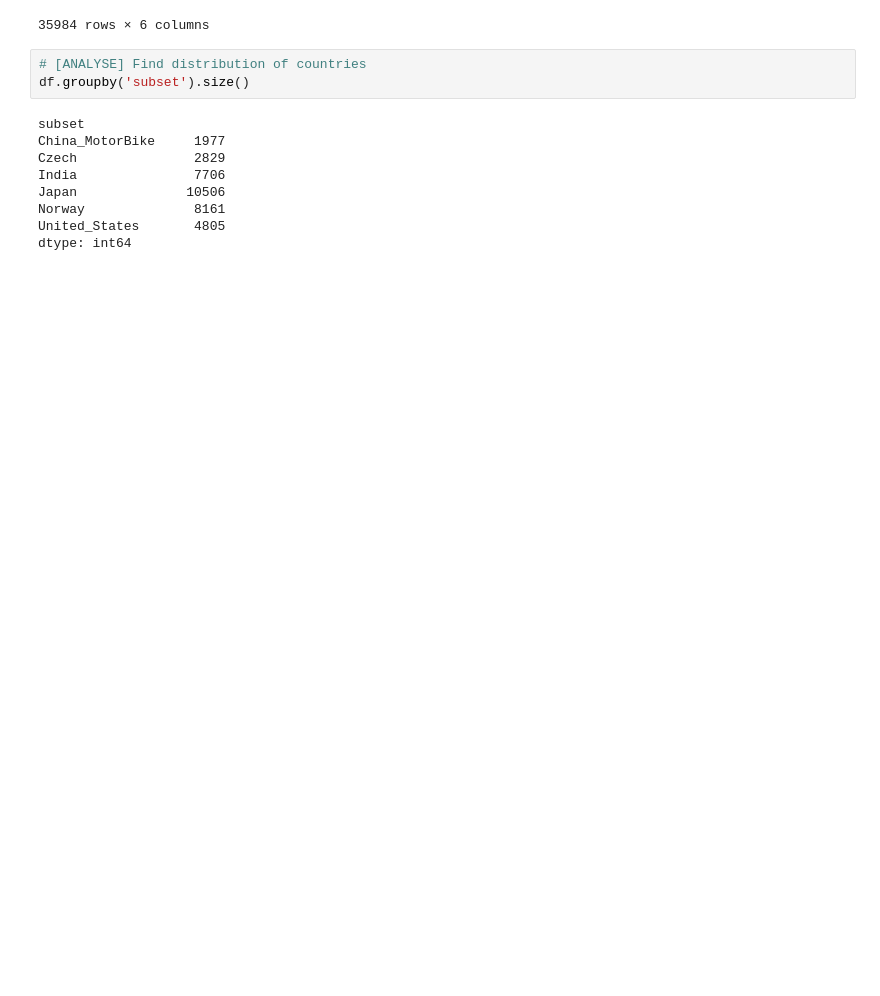
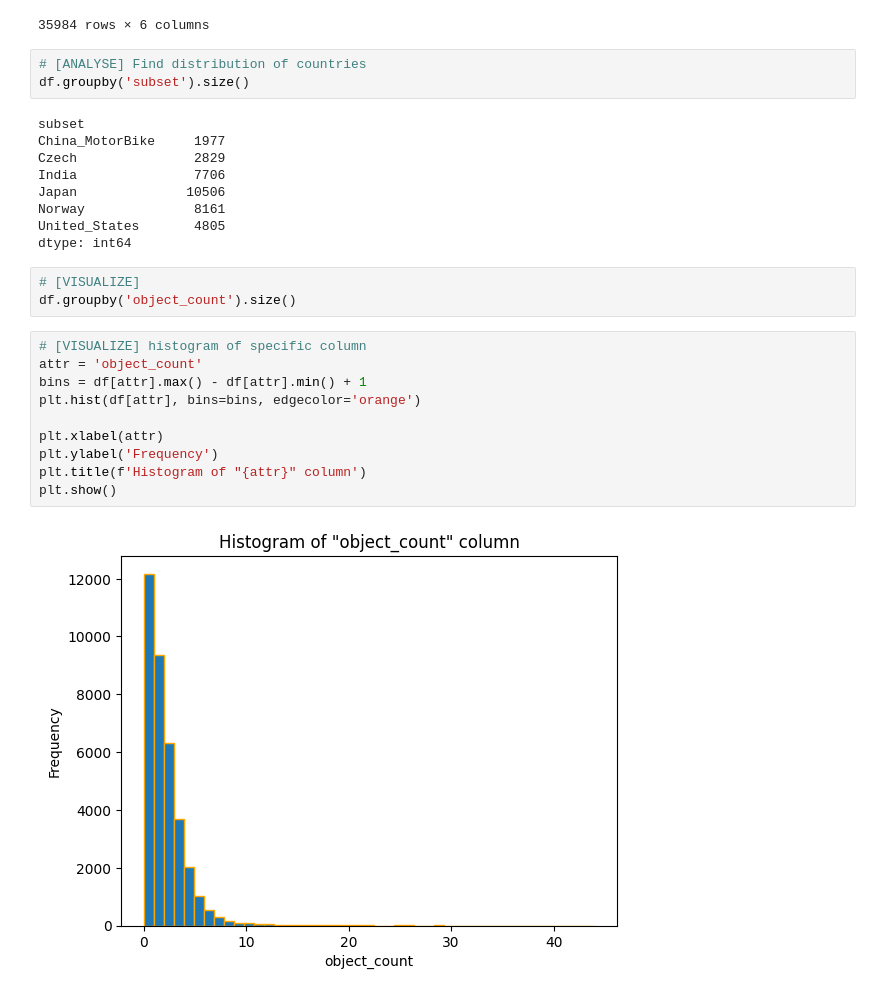
Before and after one commit to MattThePerson/2025_Kandi-RoadDefectDefetionInEdgeAI, a Jupyter notebook: notebooks/data_analysis.ipynb, the cells around one changed output. Drawn from its saved outputs; the diff is of its cells as text; blank space fills up the shorter version.

```diff
--- a/notebooks/data_analysis.ipynb
+++ b/notebooks/data_analysis.ipynb
@@ -228,3 +213,18 @@ Japan              10506
 Norway              8161
 United_States       4805
 dtype: int64
+# %%
+# [VISUALIZE]
+df.groupby('object_count').size()
+# %%
+# [VISUALIZE] histogram of specific column
+attr = 'object_count'
+bins = df[attr].max() - df[attr].min() + 1
+plt.hist(df[attr], bins=bins, edgecolor='orange')
+
+plt.xlabel(attr)
+plt.ylabel('Frequency')
+plt.title(f'Histogram of "{attr}" column')
+plt.show()
+# %% [output]
+[figure, added]
```
Also changed, not shown: parts of 10 cells of this notebook, 4 other files.
